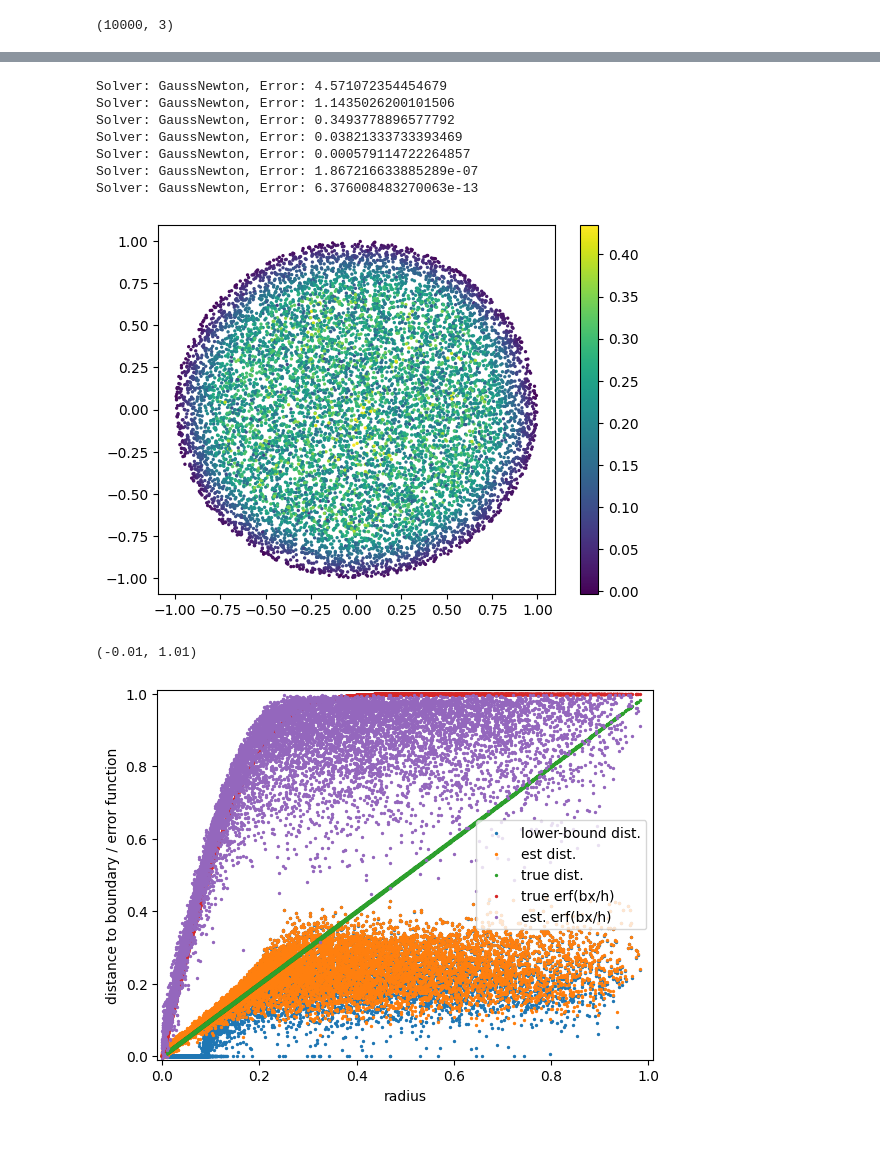
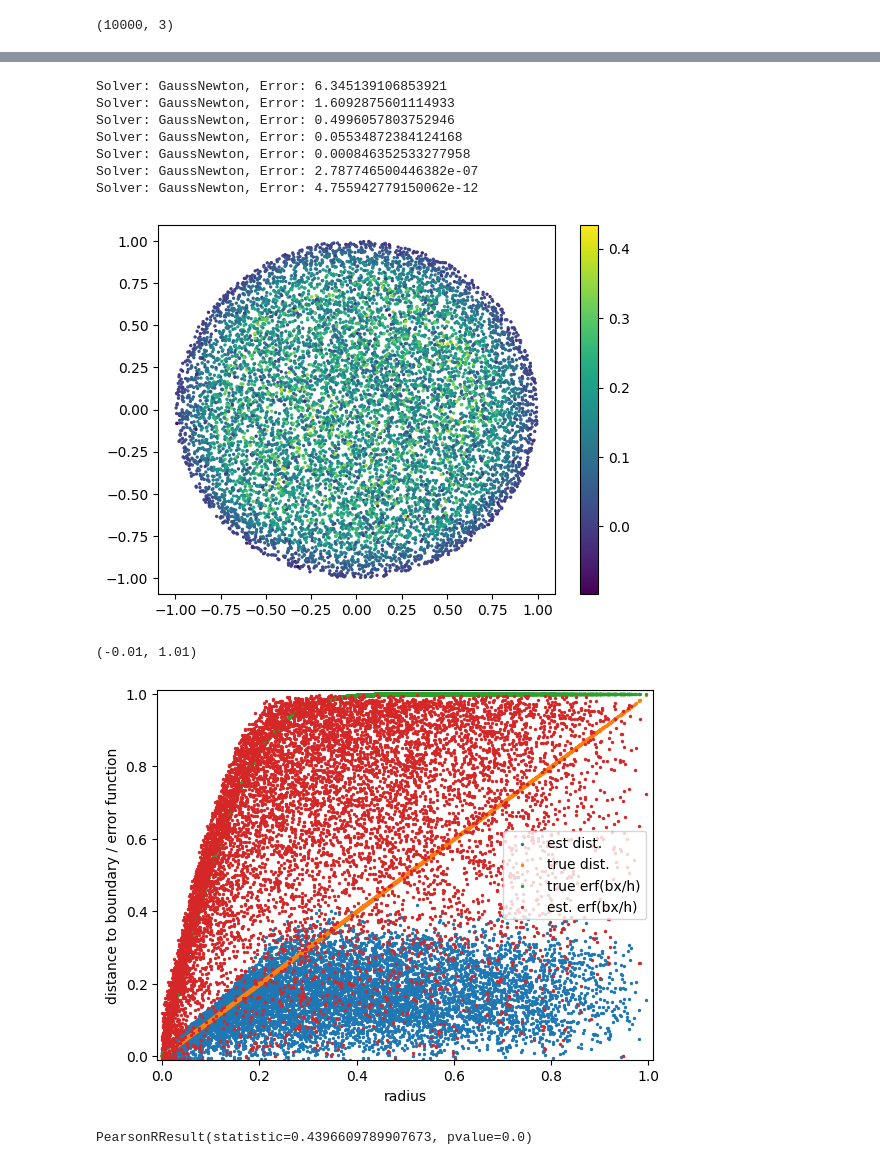
Before and after one commit to choltz95/density-estimation, a Jupyter notebook: DS_manifold_with_boundary.ipynb, the cells around one changed output, grey strips where cells are left out. Drawn from its saved outputs; the diff is of its cells as text; code cells hidden in the pictures.

```diff
--- a/DS_manifold_with_boundary.ipynb
+++ b/DS_manifold_with_boundary.ipynb
@@ -61,8 +61,7 @@ length = np.sqrt(np.random.uniform(0, 1, N))
 angle = np.pi * np.random.uniform(0, 2, N)
 
 sparse = False
-noise_level=0.02
+noise_level=0.05
 
 x = length * np.cos(angle)
 y = length * np.sin(angle)
-X = np.stack([x,y, np.random.normal(loc=0,scale=noise_level,size=(N,))],1)
@@ -178,13 +176,13 @@ x_init = lbbx
 gn = GaussNewton(residual_fun=F, maxiter=1000, tol=1e-9, verbose=True)
 gn_sol = gn.run(x_init, h=h, c=c).params
 # %% [output]
-Solver: GaussNewton, Error: 4.571072354454679
-Solver: GaussNewton, Error: 1.1435026200101506
-Solver: GaussNewton, Error: 0.3493778896577792
-Solver: GaussNewton, Error: 0.03821333733393469
-Solver: GaussNewton, Error: 0.000579114722264857
-Solver: GaussNewton, Error: 1.867216633885289e-07
-Solver: GaussNewton, Error: 6.376008483270063e-13
+Solver: GaussNewton, Error: 6.345139106853921
+Solver: GaussNewton, Error: 1.6092875601114933
+Solver: GaussNewton, Error: 0.4996057803752946
+Solver: GaussNewton, Error: 0.05534872384124168
+Solver: GaussNewton, Error: 0.000846352533277958
+Solver: GaussNewton, Error: 2.787746500446382e-07
+Solver: GaussNewton, Error: 4.755942779150062e-12
 # %%
 bx = gn_sol
 m0 = jax.lax.erf(bx / h)
@@ -193,25 +191,32 @@ plt.scatter(X[:,0],X[:,1], s=2, c=bx)
 plt.colorbar()
 plt.show()
 # %% [output]
-[figure, old version]
+[figure, new version]
 # %%
-l = 1.0 - np.linalg.norm(X, axis=1)
+l = 1.0 - np.linalg.norm(X_noiseless, axis=1)
 m0true = jax.lax.erf(l / h)
 
 bx = gn_sol
-#bx = bx - bx.min()
 m0 = jax.lax.erf((bx) / h)
 lbbx = h * np.sqrt(np.maximum(0,np.log(c/2)))
-plt.scatter(l, lbbx, s=2, label='lower-bound dist.')
+#plt.scatter(l, lbbx, s=2, label='lower-bound dist.')
 plt.scatter(l, bx, s=2, label='est dist.')
 plt.scatter(l, l, s=2, label='true dist.')
 plt.scatter(l, m0true, s=2, label='true erf(bx/h)')
 plt.scatter(l, m0, s=2, label='est. erf(bx/h)')
 plt.xlabel('radius')
 plt.ylabel('distance to boundary / error function')
 plt.legend()
 plt.xlim(-0.01,1.01)
 plt.ylim(-0.01,1.01)
 # %% [output]
 (-0.01, 1.01)
-[figure, old version]
+[figure, new version]
+# %%
+scipy.stats.pearsonr(l, bx.squeeze())
+# normal kde noiselss: PearsonRResult(statistic=0.8653375623888311, pvalue=0.0)
+# normal kde noisy: PearsonRResult(statistic=0.7219716341006133, pvalue=0.0)
+# bistochastic noiseless: PearsonRResult(statistic=0.8039717447850383, pvalue=0.0)
+# bistochastic noisy: PearsonRResult(statistic=0.6317592354427456, pvalue=0.0)
+# %% [output]
+PearsonRResult(statistic=0.4396609789907673, pvalue=0.0)
```
Also changed, not shown: parts of 5 cells of this notebook.
